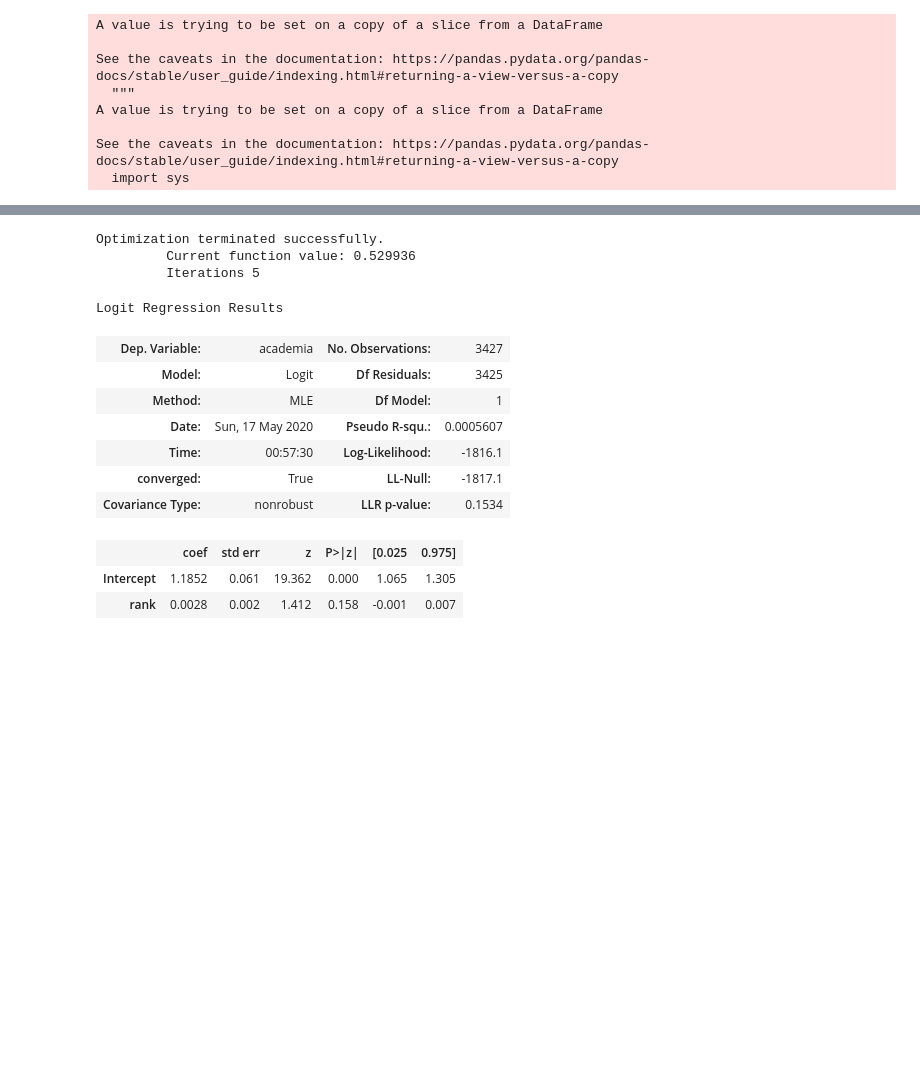
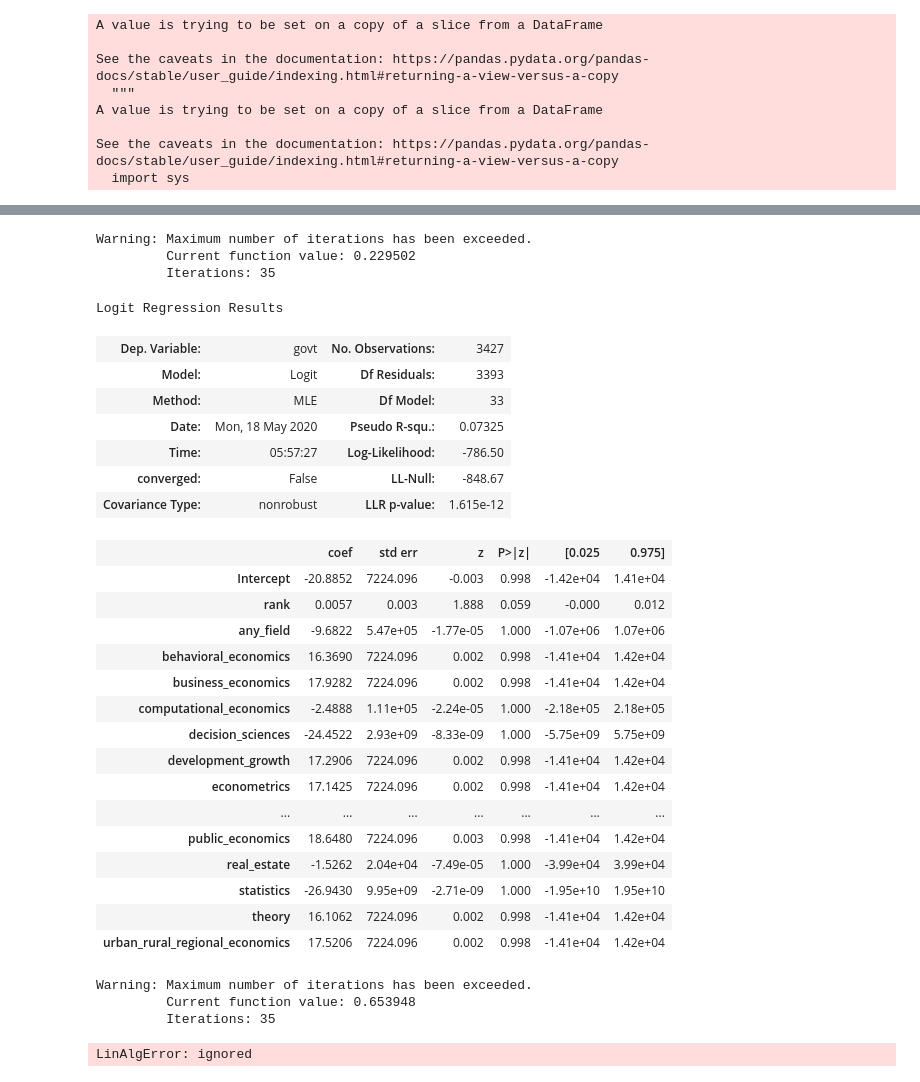
Before and after one commit to aadsouza/notebooks, a Jupyter notebook: econjobmarket/data_regressions.ipynb, the cells around one changed output, grey strips where cells are left out. Drawn from its saved outputs; the diff is of its cells as text; code cells hidden in the pictures; blank space fills up the shorter version.

```diff
--- a/econjobmarket/data_regressions.ipynb
+++ b/econjobmarket/data_regressions.ipynb
@@ -366,22 +454,47 @@ Logit Regression Results
+# %%
+from patsy import dmatrices
+
+y_govt, X_rank = dmatrices("govt ~ rank + " + app_fields_ser.str.cat(sep=" + "), data_with_dummies, return_type = "dataframe")
+
+govt_regression = sm.Logit(y_govt, X_rank)
+govt_regression.fit().summary()
+# %% [output]
+Warning: Maximum number of iterations has been exceeded.
+         Current function value: 0.229502
+         Iterations: 35
+Logit Regression Results
+| Dep. Variable: | govt | No. Observations: | 3427 |
+| Model: | Logit | Df Residuals: | 3393 |
+| Method: | MLE | Df Model: | 33 |
+| Date: | Mon, 18 May 2020 | Pseudo R-squ.: | 0.07325 |
+| Time: | 05:57:27 | Log-Likelihood: | -786.50 |
+| converged: | False | LL-Null: | -848.67 |
+| Covariance Type: | nonrobust | LLR p-value: | 1.615e-12 |
+|  | coef | std err | z | P>|z| | [0.025 | 0.975] |
+| Intercept | -20.8852 | 7224.096 | -0.003 | 0.998 | -1.42e+04 | 1.41e+04 |
+| rank | 0.0057 | 0.003 | 1.888 | 0.059 | -0.000 | 0.012 |
+| any_field | -9.6822 | 5.47e+05 | -1.77e-05 | 1.000 | -1.07e+06 | 1.07e+06 |
+| behavioral_economics | 16.3690 | 7224.096 | 0.002 | 0.998 | -1.41e+04 | 1.42e+04 |
+| business_economics | 17.9282 | 7224.096 | 0.002 | 0.998 | -1.41e+04 | 1.42e+04 |
+| computational_economics | -2.4888 | 1.11e+05 | -2.24e-05 | 1.000 | -2.18e+05 | 2.18e+05 |
+| decision_sciences | -24.4522 | 2.93e+09 | -8.33e-09 | 1.000 | -5.75e+09 | 5.75e+09 |
+| development_growth | 17.2906 | 7224.096 | 0.002 | 0.998 | -1.41e+04 | 1.42e+04 |
+| econometrics | 17.1425 | 7224.096 | 0.002 | 0.998 | -1.41e+04 | 1.42e+04 |
+| ... | ... | ... | ... | ... | ... | ... |
+| public_economics | 18.6480 | 7224.096 | 0.003 | 0.998 | -1.41e+04 | 1.42e+04 |
+| real_estate | -1.5262 | 2.04e+04 | -7.49e-05 | 1.000 | -3.99e+04 | 3.99e+04 |
+| statistics | -26.9430 | 9.95e+09 | -2.71e-09 | 1.000 | -1.95e+10 | 1.95e+10 |
+| theory | 16.1062 | 7224.096 | 0.002 | 0.998 | -1.41e+04 | 1.42e+04 |
+| urban_rural_regional_economics | 17.5206 | 7224.096 | 0.002 | 0.998 | -1.41e+04 | 1.42e+04 |
 # %%
 from patsy import dmatrices
 
-y_econ, X_rank = dmatrices("academia ~ rank", data_with_dummies, return_type = "dataframe")
+y_econ, X_rank = dmatrices("econ ~ rank + " + app_fields_ser.str.cat(sep=" + "), data_with_dummies, return_type = "dataframe")
 
 econ_regression = sm.Logit(y_econ, X_rank)
 econ_regression.fit().summary()
 # %% [output]
-Optimization terminated successfully.
-         Current function value: 0.529936
-         Iterations 5
+Warning: Maximum number of iterations has been exceeded.
+         Current function value: 0.653948
+         Iterations: 35
-Logit Regression Results
+LinAlgError: ignored
-| Dep. Variable: | academia | No. Observations: | 3427 |
-| Model: | Logit | Df Residuals: | 3425 |
-| Method: | MLE | Df Model: | 1 |
-| Date: | Sun, 17 May 2020 | Pseudo R-squ.: | 0.0005607 |
-| Time: | 00:57:30 | Log-Likelihood: | -1816.1 |
-| converged: | True | LL-Null: | -1817.1 |
-| Covariance Type: | nonrobust | LLR p-value: | 0.1534 |
-|  | coef | std err | z | P>|z| | [0.025 | 0.975] |
-| Intercept | 1.1852 | 0.061 | 19.362 | 0.000 | 1.065 | 1.305 |
-| rank | 0.0028 | 0.002 | 1.412 | 0.158 | -0.001 | 0.007 |
```
Also changed, not shown: parts of 16 cells of this notebook.
